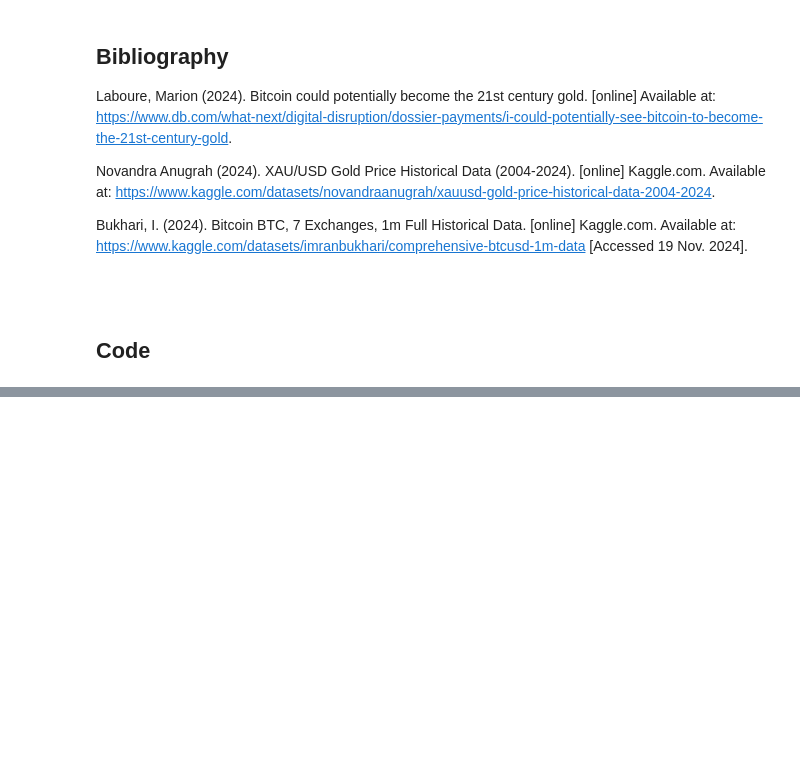
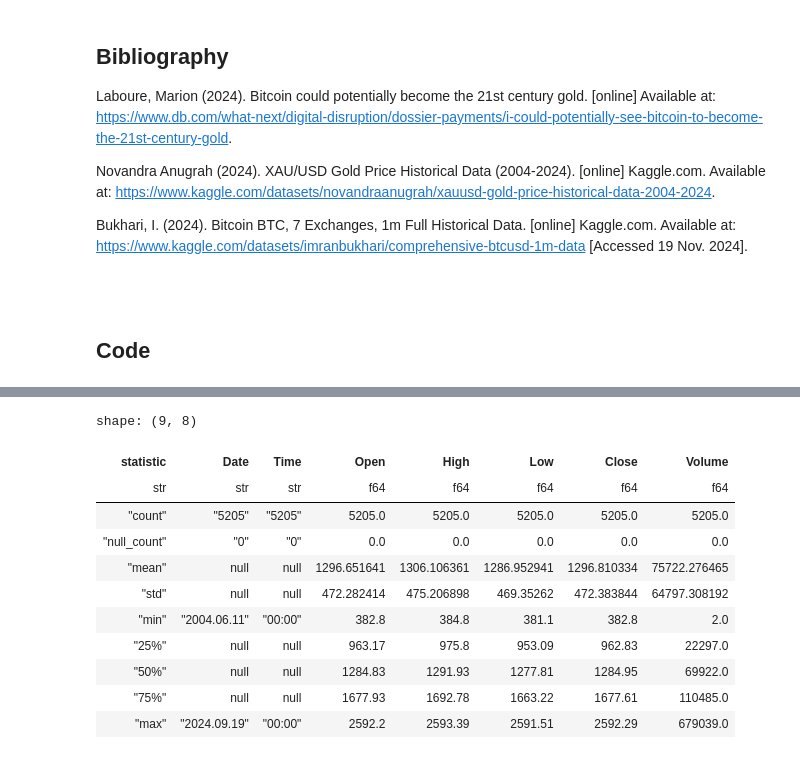
Before and after one commit to whendo/CSCI-E-83, a Jupyter notebook: Project/Proposal.ipynb, the cells around one changed output, grey strips where cells are left out. Drawn from its saved outputs; the diff is of its cells as text; code cells hidden in the pictures; blank space fills up the shorter version.

```diff
--- a/Project/Proposal.ipynb
+++ b/Project/Proposal.ipynb
@@ -45,0 +65,11 @@ import seaborn as sns
+# %%
+# Download latest version
+data_dict = {
+    "btc": kagglehub.dataset_download("imranbukhari/comprehensive-btcusd-1m-data"),
+    "gold": kagglehub.dataset_download("novandraanugrah/xauusd-gold-price-historical-data-2004-2024")
+}
+
+files = {}
+for k, p in data_dict.items():
+    files[k] = [ x[2] for x in os.walk(p)][0]
+    print(f"{k} files: {files[k]}")
@@ -45,0 +79,4 @@ import seaborn as sns
+# %%
+# Fetching Gold Data
+gold_pl = pl.read_csv(data_dict['gold'] + '/XAU_1d_data_2004_to_2024-09-20.csv')
+gold_pl.head()
@@ -45,0 +92,15 @@ import seaborn as sns
+# %%
+gold_pl.describe()
+# %% [output]
+shape: (9, 8)
+| statistic | Date | Time | Open | High | Low | Close | Volume |
+| str | str | str | f64 | f64 | f64 | f64 | f64 |
+| "count" | "5205" | "5205" | 5205.0 | 5205.0 | 5205.0 | 5205.0 | 5205.0 |
+| "null_count" | "0" | "0" | 0.0 | 0.0 | 0.0 | 0.0 | 0.0 |
+| "mean" | null | null | 1296.651641 | 1306.106361 | 1286.952941 | 1296.810334 | 75722.276465 |
+| "std" | null | null | 472.282414 | 475.206898 | 469.35262 | 472.383844 | 64797.308192 |
+| "min" | "2004.06.11" | "00:00" | 382.8 | 384.8 | 381.1 | 382.8 | 2.0 |
+| "25%" | null | null | 963.17 | 975.8 | 953.09 | 962.83 | 22297.0 |
+| "50%" | null | null | 1284.83 | 1291.93 | 1277.81 | 1284.95 | 69922.0 |
+| "75%" | null | null | 1677.93 | 1692.78 | 1663.22 | 1677.61 | 110485.0 |
+| "max" | "2024.09.19" | "00:00" | 2592.2 | 2593.39 | 2591.51 | 2592.29 | 679039.0 |
```
Also changed, not shown: parts of 13 cells of this notebook.
